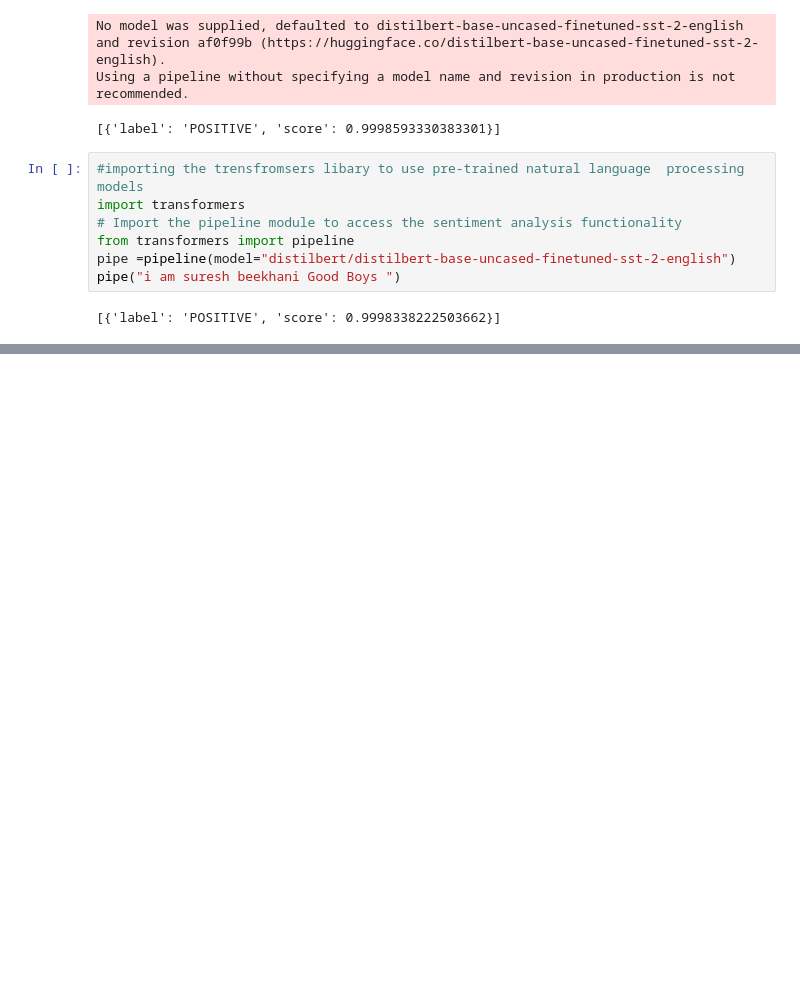
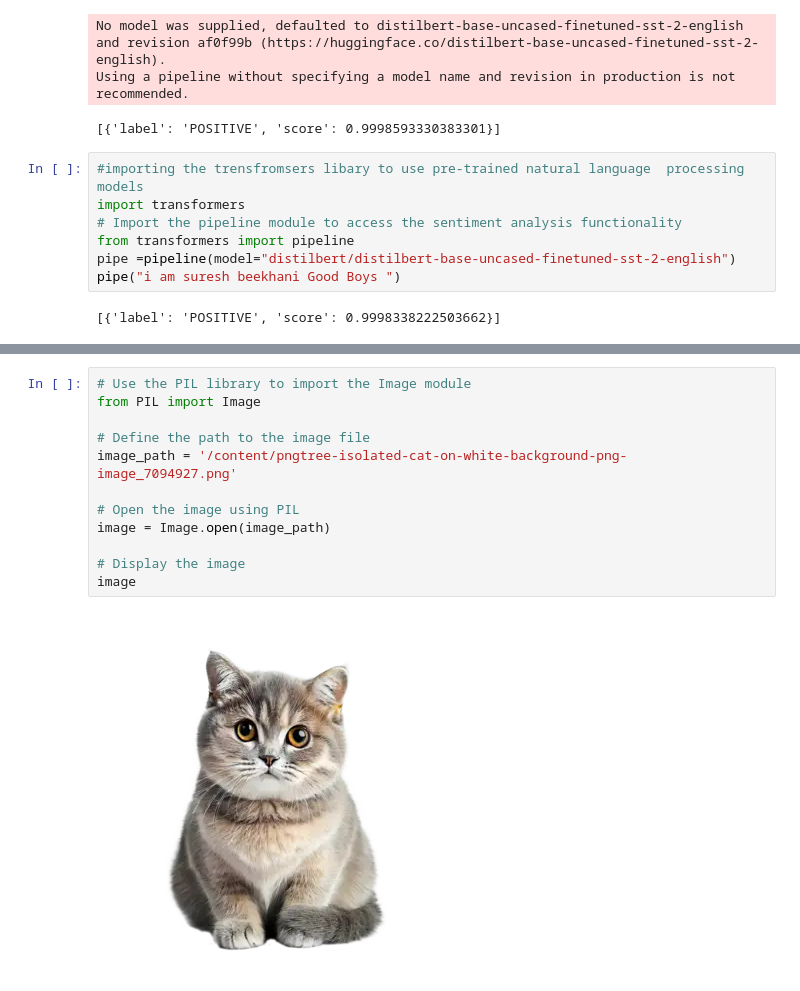
Before and after one commit to SURESHBEEKHANI/HuggingFace_Model_Use-case, a Jupyter notebook: HuggingFace_NLP._Model.ipynb, the cells around one changed output, grey strips where cells are left out. Drawn from its saved outputs; the diff is of its cells as text; blank space fills up the shorter version.

```diff
--- a/HuggingFace_NLP._Model.ipynb
+++ b/HuggingFace_NLP._Model.ipynb
@@ -102,0 +103,14 @@ Some weights of the model checkpoint at dbmdz/bert-large-cased-finetuned-conll03
+# %%
+# Use the PIL library to import the Image module
+from PIL import Image
+
+# Define the path to the image file
+image_path = '/content/pngtree-isolated-cat-on-white-background-png-image_7094927.png'
+
+# Open the image using PIL
+image = Image.open(image_path)
+
+# Display the image
+image
+# %% [output]
+[figure, added]
```
Also changed, not shown: parts of 2 cells of this notebook.
